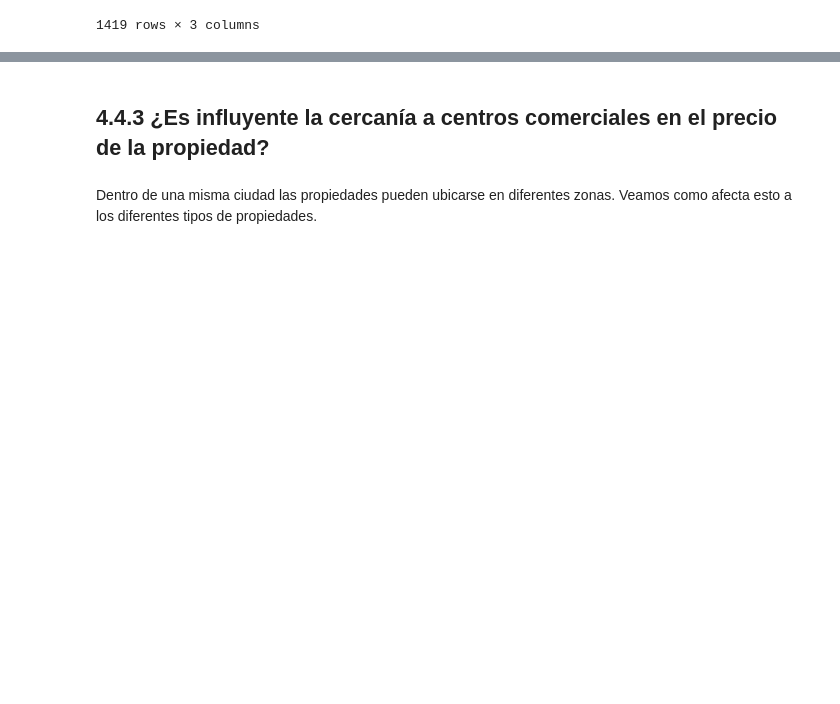
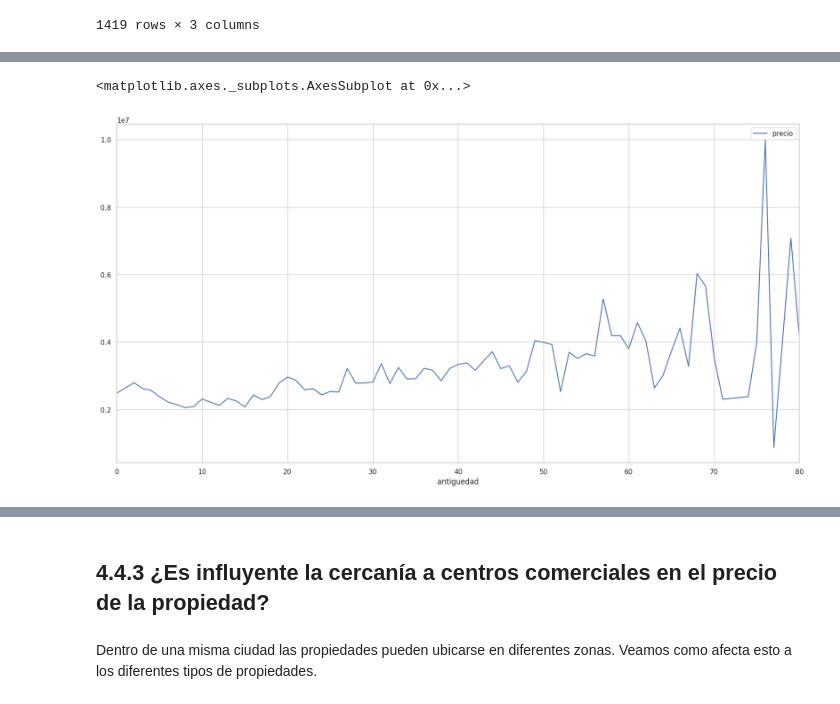
Before and after one commit to tomasSabao/TP1-OrganizacionDeDatos, a Jupyter notebook: TP119.9Dario.ipynb, the cells around one changed output, grey strips where cells are left out. Cells and saved outputs as stored; diff of their text form; code cells hidden in the pictures; blank space fills up the shorter version.

```diff
--- a/TP119.9Dario.ipynb
+++ b/TP119.9Dario.ipynb
@@ -452,0 +459,3 @@ df_muestra
+# %%
+df_propiedades_antiguedad=df.groupby('antiguedad').agg({'precio':'mean'})
+df_propiedades_antiguedad
@@ -452,0 +482,5 @@ df_muestra
+# %%
+df_propiedades_antiguedad.plot()
+# %% [output]
+<matplotlib.axes._subplots.AxesSubplot at 0x...>
+[figure, added]
```
Also changed, not shown: parts of 8 cells of this notebook.
